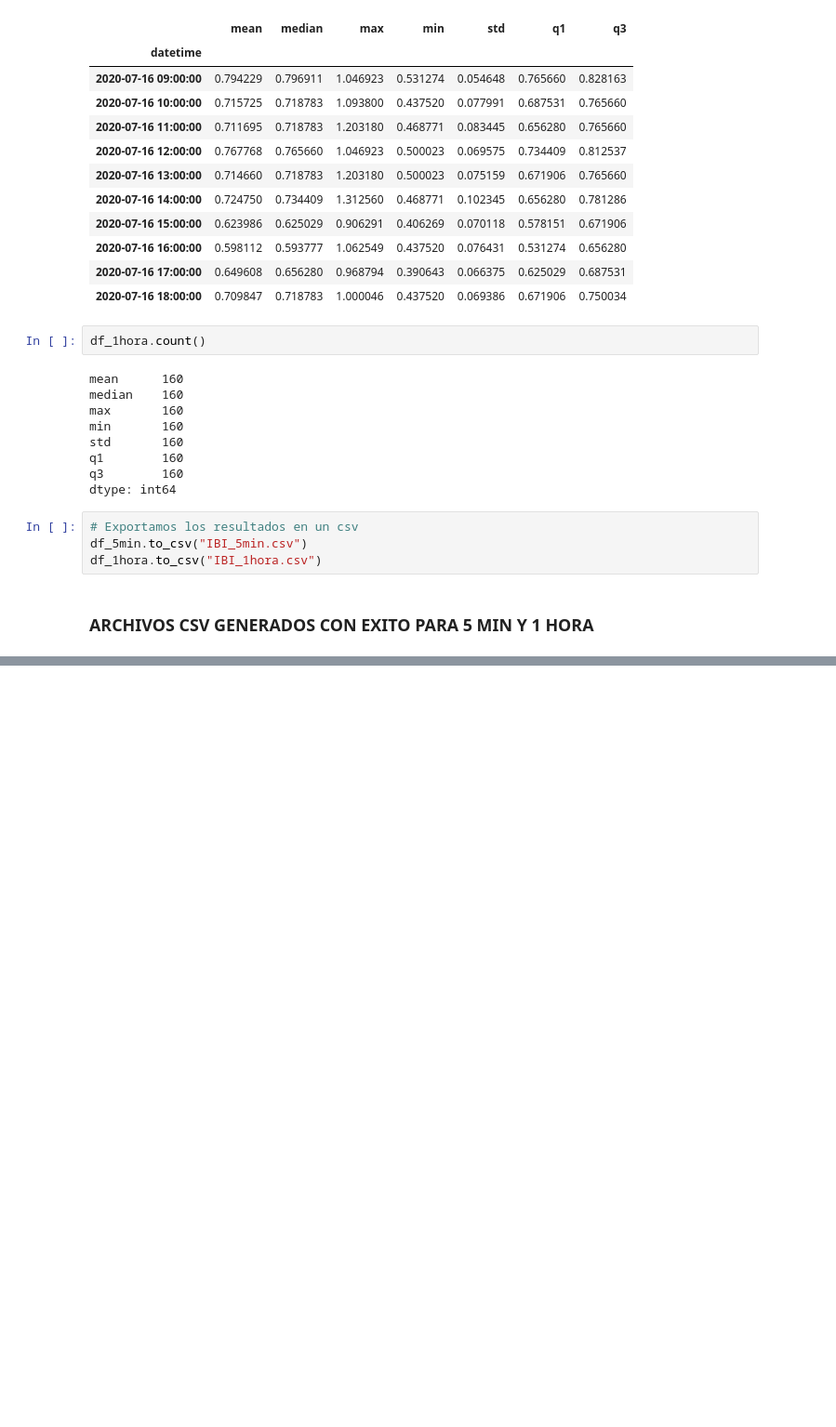
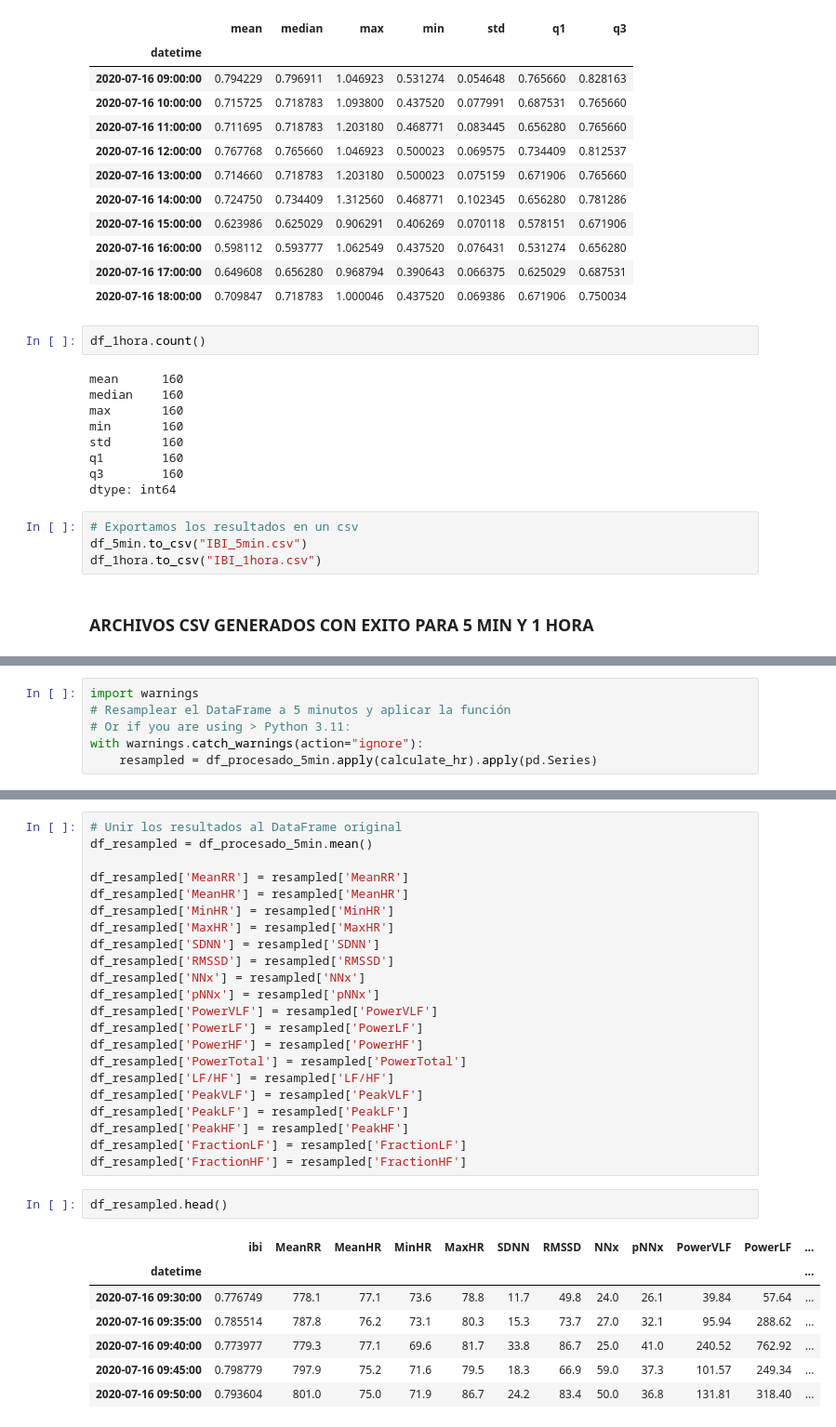
Before and after one commit to Alpha004/PreTesisMasterRepo, a Jupyter notebook: IBI/IBI_analyzier.ipynb, the cells around one changed output, grey strips where cells are left out. Shown at 93% size. Saved outputs shown, nothing was run; the diff lists cells and outputs as text; blank space fills up the shorter version.

```diff
--- a/IBI/IBI_analyzier.ipynb
+++ b/IBI/IBI_analyzier.ipynb
@@ -241,0 +264,6 @@ hv
+# %%
+import warnings
+# Resamplear el DataFrame a 5 minutos y aplicar la función
+# Or if you are using > Python 3.11:
+with warnings.catch_warnings(action="ignore"):
+    resampled = df_procesado_5min.apply(calculate_hr).apply(pd.Series)
@@ -241,0 +288,32 @@ hv
+# %%
+# Unir los resultados al DataFrame original
+df_resampled = df_procesado_5min.mean()
+
+df_resampled['MeanRR'] = resampled['MeanRR']
+df_resampled['MeanHR'] = resampled['MeanHR']
+df_resampled['MinHR'] = resampled['MinHR']
+df_resampled['MaxHR'] = resampled['MaxHR']
+df_resampled['SDNN'] = resampled['SDNN']
+df_resampled['RMSSD'] = resampled['RMSSD']
+df_resampled['NNx'] = resampled['NNx']
+df_resampled['pNNx'] = resampled['pNNx']
+df_resampled['PowerVLF'] = resampled['PowerVLF']
+df_resampled['PowerLF'] = resampled['PowerLF']
+df_resampled['PowerHF'] = resampled['PowerHF']
+df_resampled['PowerTotal'] = resampled['PowerTotal']
+df_resampled['LF/HF'] = resampled['LF/HF']
+df_resampled['PeakVLF'] = resampled['PeakVLF']
+df_resampled['PeakLF'] = resampled['PeakLF']
+df_resampled['PeakHF'] = resampled['PeakHF']
+df_resampled['FractionLF'] = resampled['FractionLF']
+df_resampled['FractionHF'] = resampled['FractionHF']
+# %%
+df_resampled.head()
+# %% [output]
+|  | ibi | MeanRR | MeanHR | MinHR | MaxHR | SDNN | RMSSD | NNx | pNNx | PowerVLF | PowerLF | ... |
+| datetime |  |  |  |  |  |  |  |  |  |  |  | ... |
+| 2020-07-16 09:30:00 | 0.776749 | 778.1 | 77.1 | 73.6 | 78.8 | 11.7 | 49.8 | 24.0 | 26.1 | 39.84 | 57.64 | ... |
+| 2020-07-16 09:35:00 | 0.785514 | 787.8 | 76.2 | 73.1 | 80.3 | 15.3 | 73.7 | 27.0 | 32.1 | 95.94 | 288.62 | ... |
+| 2020-07-16 09:40:00 | 0.773977 | 779.3 | 77.1 | 69.6 | 81.7 | 33.8 | 86.7 | 25.0 | 41.0 | 240.52 | 762.92 | ... |
+| 2020-07-16 09:45:00 | 0.798779 | 797.9 | 75.2 | 71.6 | 79.5 | 18.3 | 66.9 | 59.0 | 37.3 | 101.57 | 249.34 | ... |
+| 2020-07-16 09:50:00 | 0.793604 | 801.0 | 75.0 | 71.9 | 86.7 | 24.2 | 83.4 | 50.0 | 36.8 | 131.81 | 318.40 | ... |
```
Also changed, not shown: parts of 14 cells of this notebook.
